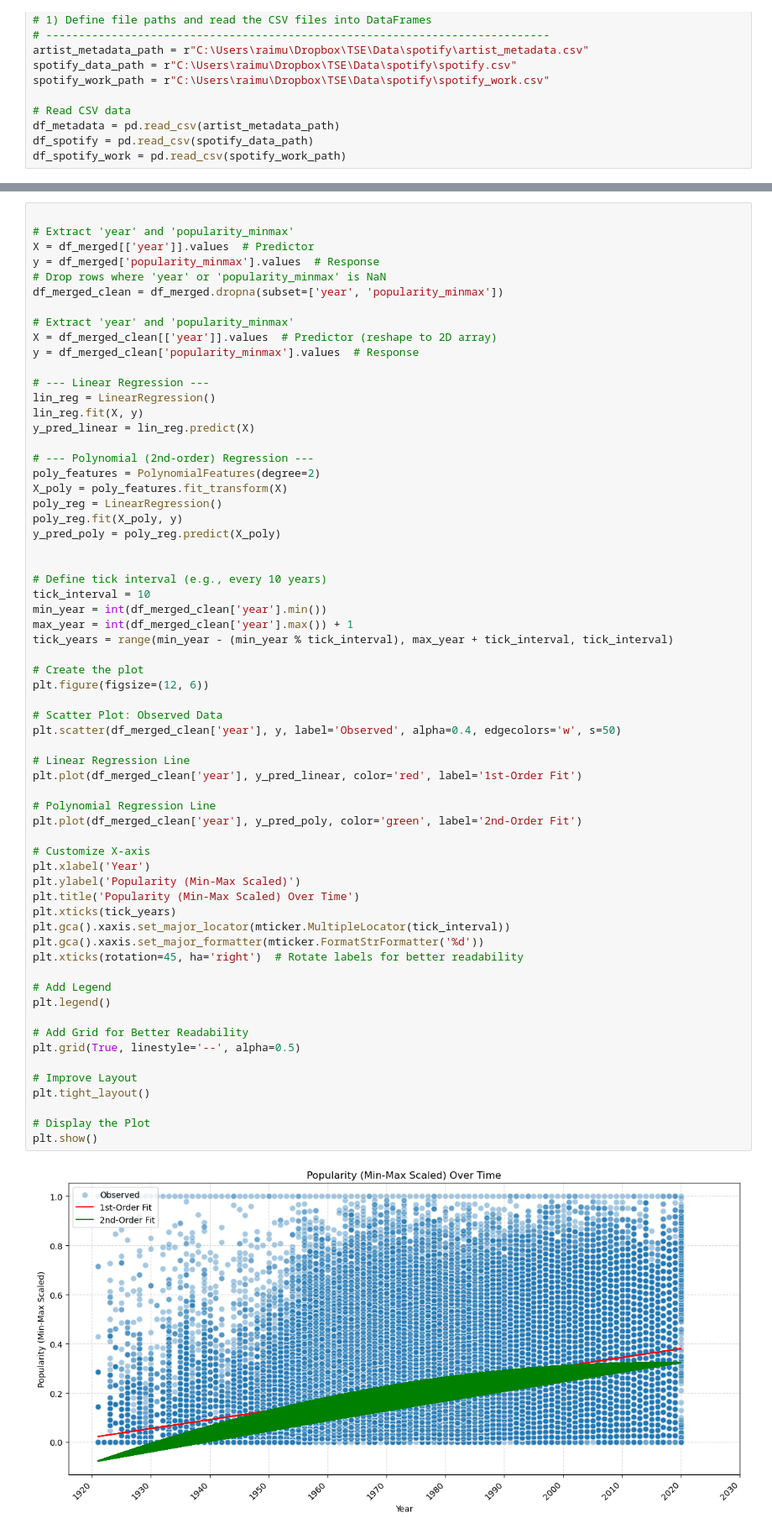
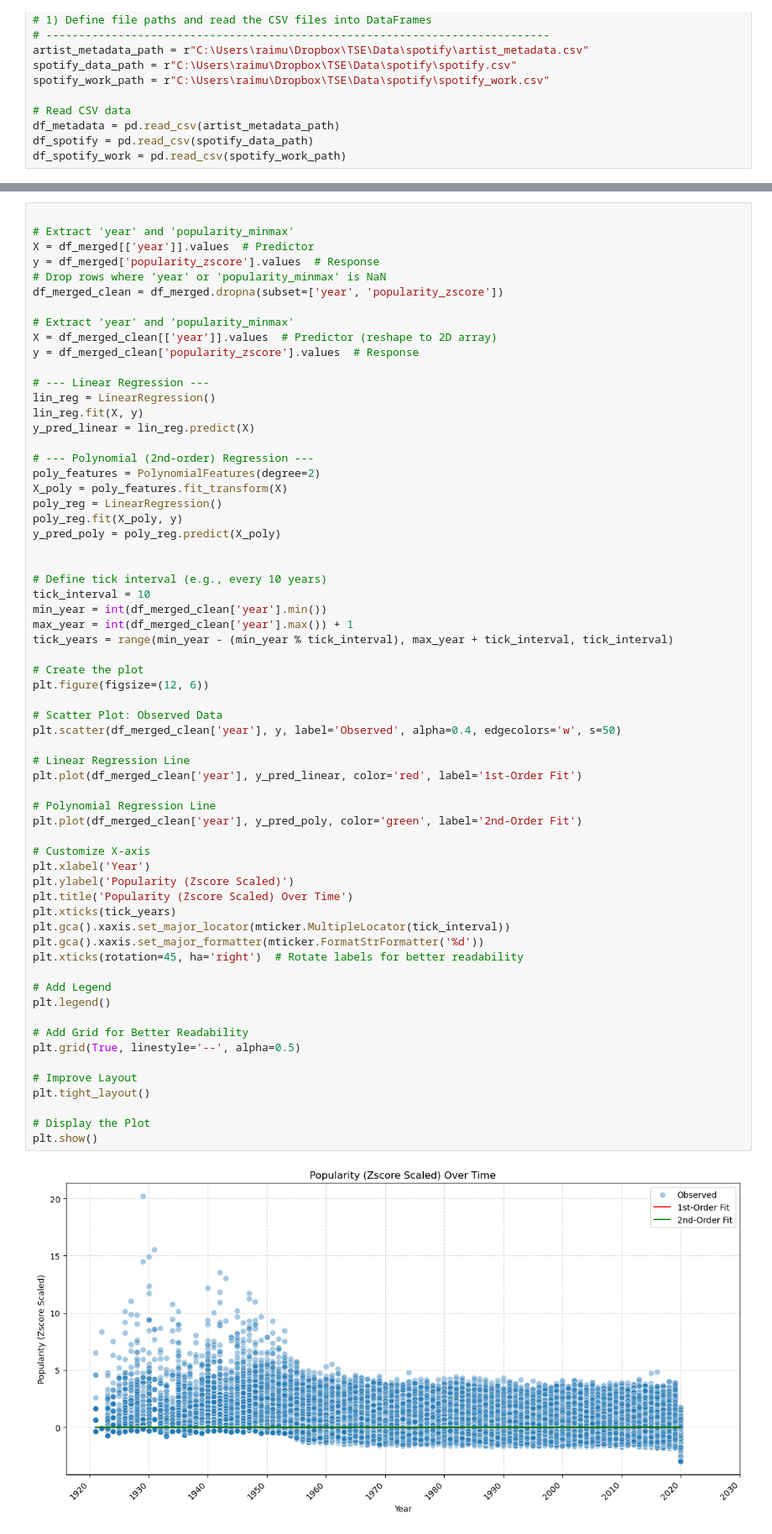
Before and after one commit to raimundoc97/the-spotify-effect, a Jupyter notebook: code/analysis/spotify_descriptives.ipynb, the cells around one changed output, grey strips where cells are left out. Shown at 84% size. Cells and saved outputs as stored; diff of their text form.

Commit message:
updated to zscore popularity

```diff
--- a/code/analysis/spotify_descriptives.ipynb
+++ b/code/analysis/spotify_descriptives.ipynb
@@ -162,13 +162,13 @@ For example, when doing 'df[col].method(value, inplace=True)', try using 'df.met
 
 # Extract 'year' and 'popularity_minmax'
 X = df_merged[['year']].values  # Predictor
-y = df_merged['popularity_minmax'].values  # Response
+y = df_merged['popularity_zscore'].values  # Response
 # Drop rows where 'year' or 'popularity_minmax' is NaN
-df_merged_clean = df_merged.dropna(subset=['year', 'popularity_minmax'])
+df_merged_clean = df_merged.dropna(subset=['year', 'popularity_zscore'])
 
 # Extract 'year' and 'popularity_minmax'
 X = df_merged_clean[['year']].values  # Predictor (reshape to 2D array)
-y = df_merged_clean['popularity_minmax'].values  # Response
+y = df_merged_clean['popularity_zscore'].values  # Response
 
 # --- Linear Regression ---
 lin_reg = LinearRegression()
@@ -193,33 +193,33 @@ tick_years = range(min_year - (min_year % tick_interval), max_year + tick_interv
 plt.figure(figsize=(12, 6))
 
 # Scatter Plot: Observed Data
 plt.scatter(df_merged_clean['year'], y, label='Observed', alpha=0.4, edgecolors='w', s=50)
 
 # Linear Regression Line
 plt.plot(df_merged_clean['year'], y_pred_linear, color='red', label='1st-Order Fit')
 
 # Polynomial Regression Line
 plt.plot(df_merged_clean['year'], y_pred_poly, color='green', label='2nd-Order Fit')
 
 # Customize X-axis
 plt.xlabel('Year')
-plt.ylabel('Popularity (Min-Max Scaled)')
-plt.title('Popularity (Min-Max Scaled) Over Time')
+plt.ylabel('Popularity (Zscore Scaled)')
+plt.title('Popularity (Zscore Scaled) Over Time')
 plt.xticks(tick_years)
 plt.gca().xaxis.set_major_locator(mticker.MultipleLocator(tick_interval))
 plt.gca().xaxis.set_major_formatter(mticker.FormatStrFormatter('%d'))
 plt.xticks(rotation=45, ha='right')  # Rotate labels for better readability
 
 # Add Legend
 plt.legend()
 
 # Add Grid for Better Readability
 plt.grid(True, linestyle='--', alpha=0.5)
 
 # Improve Layout
 plt.tight_layout()
 
 # Display the Plot
 plt.show()
 # %% [output]
-[figure, old version]
+[figure, new version]
```
